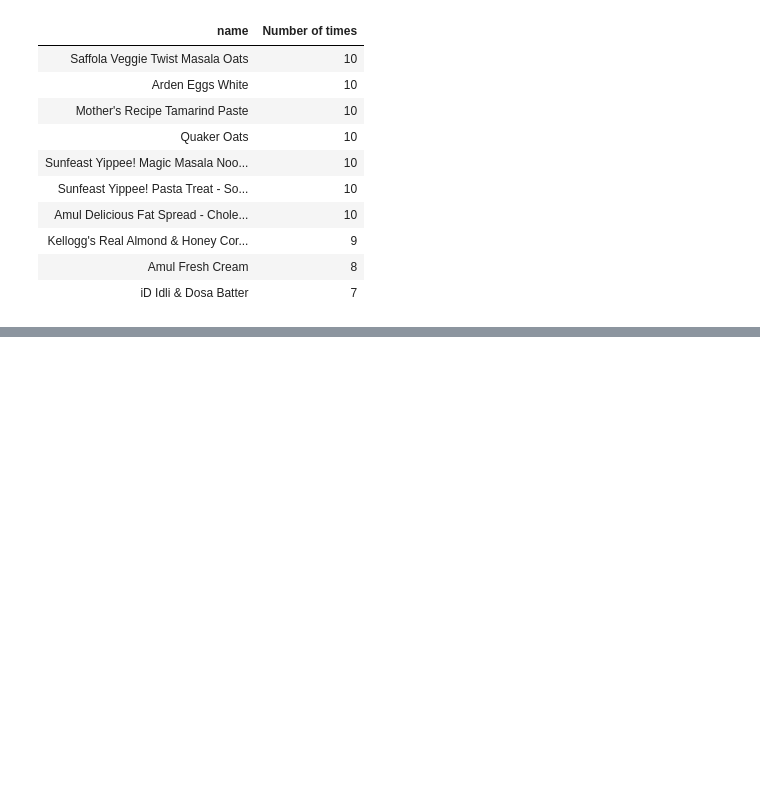
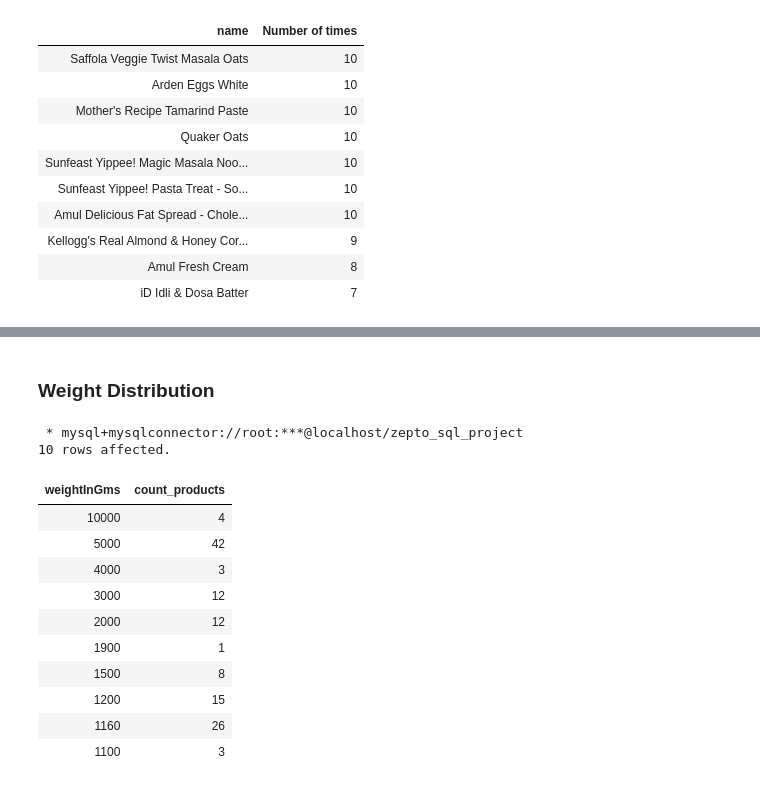
Before and after one commit to S8naK/E-Commerce-Inventory-Analysis, a Jupyter notebook: zepto_inventory_analysis.ipynb, the cells around one changed output, grey strips where cells are left out. Saved outputs shown, nothing was run; the diff lists cells and outputs as text; code cells hidden in the pictures; blank space fills up the shorter version.

```diff
--- a/zepto_inventory_analysis.ipynb
+++ b/zepto_inventory_analysis.ipynb
@@ -193,0 +294,24 @@ LIMIT 10;
+# %% [markdown]
+### Weight Distribution
+# %%
+%%sql
+
+SELECT weightInGms, COUNT(*) AS count_products
+FROM zepto_clean
+GROUP BY weightInGms
+ORDER BY weightInGms DESC
+LIMIT 10;
+# %% [output]
+ * mysql+mysqlconnector://root:***@localhost/zepto_sql_project
+10 rows affected.
+| weightInGms | count_products |
+| 10000 | 4 |
+| 5000 | 42 |
+| 4000 | 3 |
+| 3000 | 12 |
+| 2000 | 12 |
+| 1900 | 1 |
+| 1500 | 8 |
+| 1200 | 15 |
+| 1160 | 26 |
+| 1100 | 3 |
```
Also changed, not shown: parts of 8 cells of this notebook, 1 other file.
